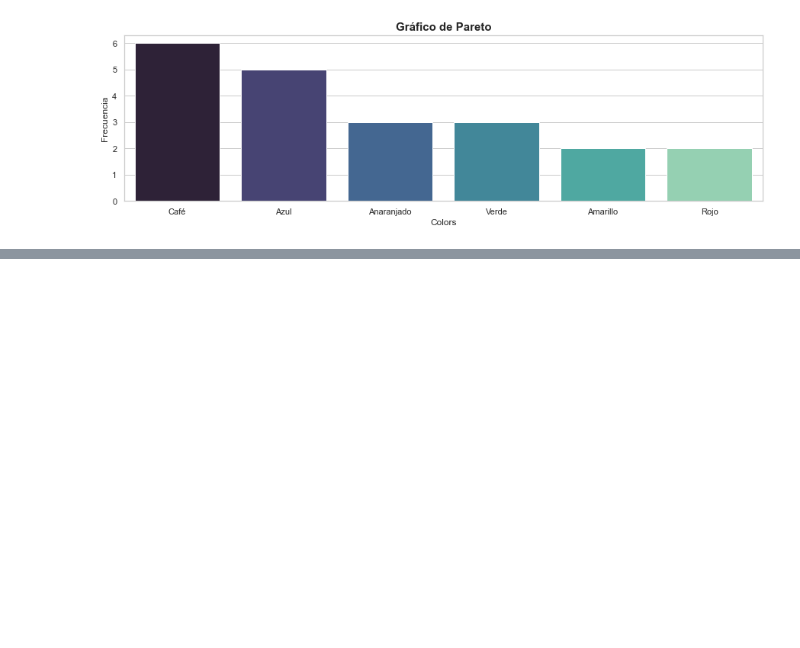
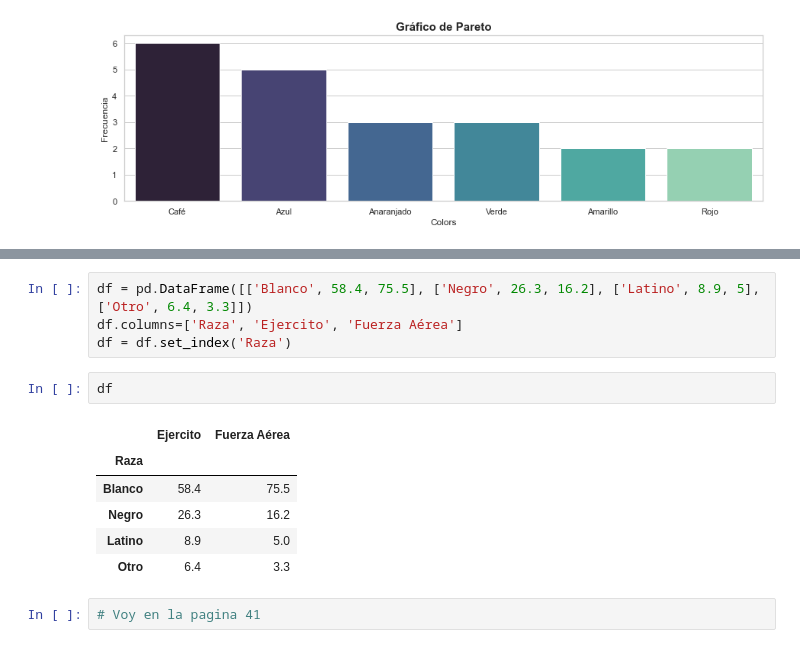
Before and after one commit to JuanFeA98/Estadistica_Probabilidad, a Jupyter notebook: Introduccion a la Probabilidad y Estadistica - Mendenhall & Beaver/1. Descripcion de datos por medio de graficas.ipynb, the cells around one changed output, grey strips where cells are left out. Drawn from its saved outputs; the diff is of its cells as text; blank space fills up the shorter version.

```diff
--- a/Introduccion a la Probabilidad y Estadistica - Mendenhall & Beaver/1. Descripcion de datos por medio de graficas.ipynb
+++ b/Introduccion a la Probabilidad y Estadistica - Mendenhall & Beaver/1. Descripcion de datos por medio de graficas.ipynb
@@ -121,0 +196,15 @@ plt.show()
+# %%
+df = pd.DataFrame([['Blanco', 58.4, 75.5], ['Negro', 26.3, 16.2], ['Latino', 8.9, 5], ['Otro', 6.4, 3.3]])
+df.columns=['Raza', 'Ejercito', 'Fuerza Aérea']
+df = df.set_index('Raza')
+# %%
+df
+# %% [output]
+|  | Ejercito | Fuerza Aérea |
+| Raza |  |  |
+| Blanco | 58.4 | 75.5 |
+| Negro | 26.3 | 16.2 |
+| Latino | 8.9 | 5.0 |
+| Otro | 6.4 | 3.3 |
+# %%
+# Voy en la pagina 41
```
Also changed, not shown: parts of 13 cells of this notebook.
